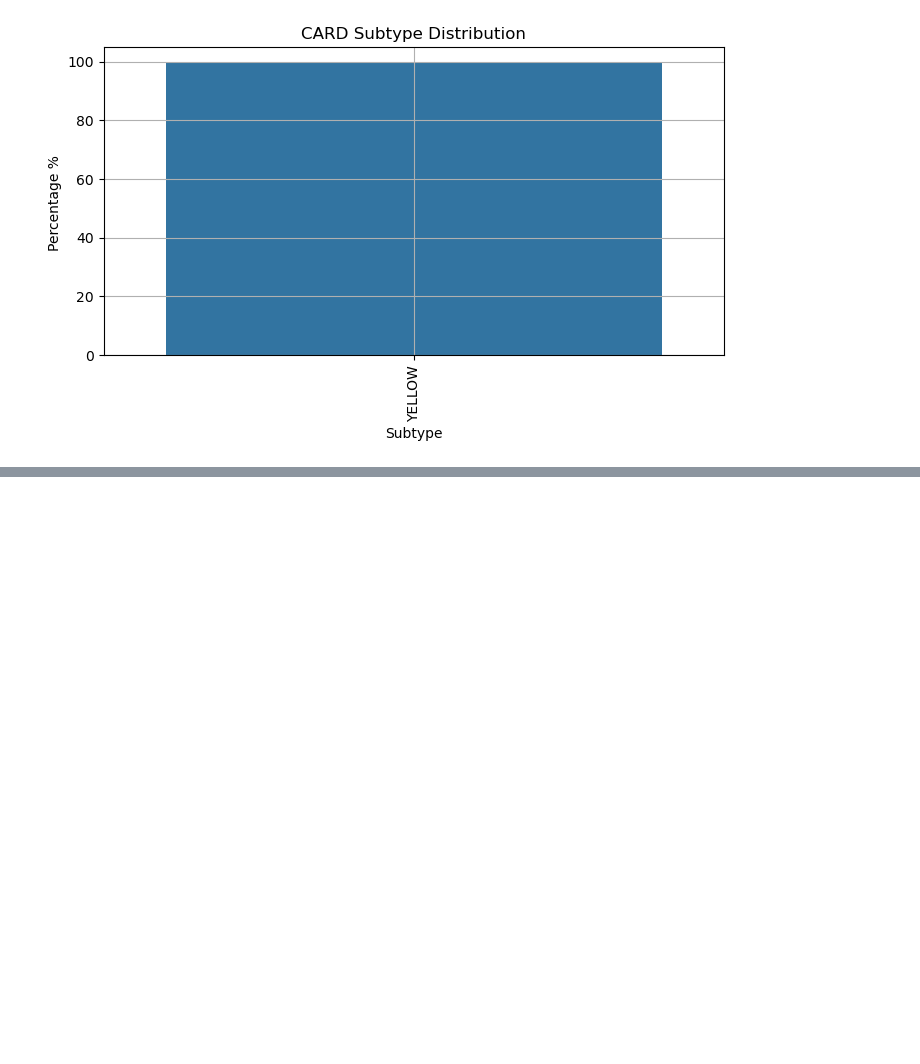
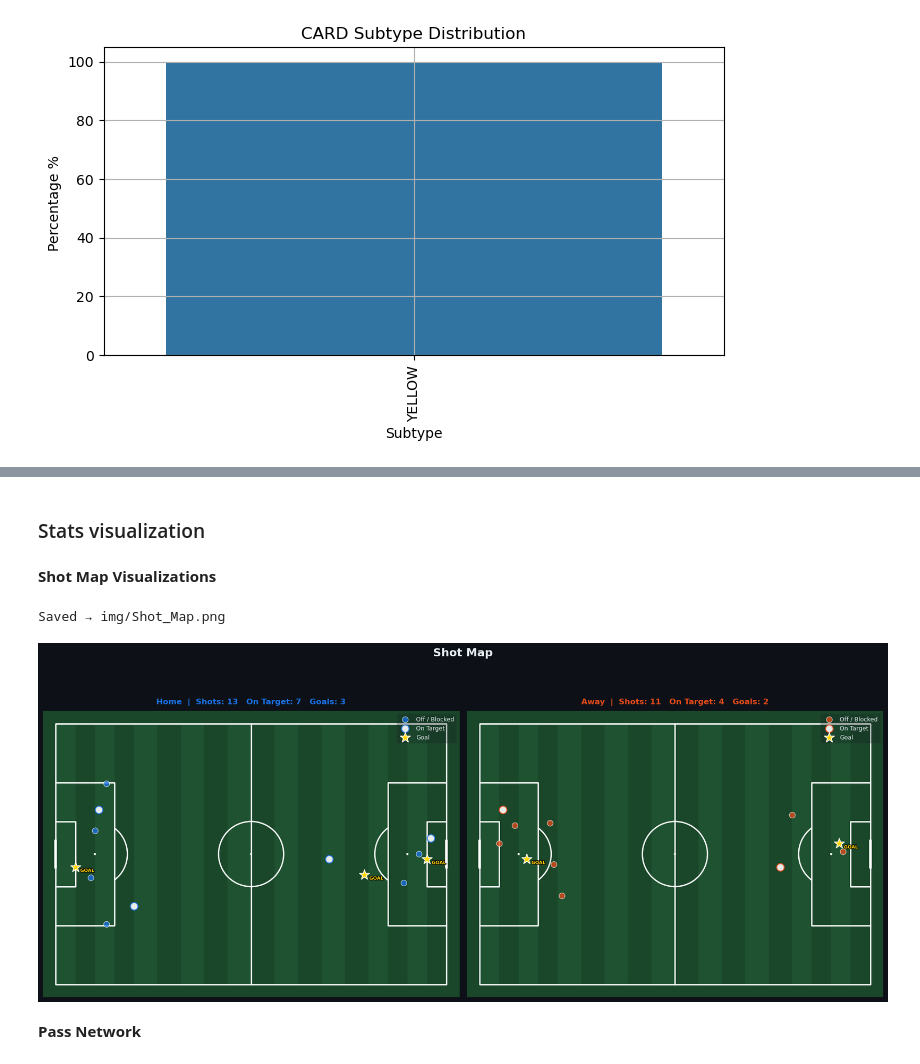
Before and after one commit to ieee-sb-uniwa/milon-football, a Jupyter notebook: notebook/sample_game_2.ipynb, the cells around one changed output, grey strips where cells are left out. Drawn from its saved outputs; the diff is of its cells as text; code cells hidden in the pictures; blank space fills up the shorter version.

Commit message:
analysis and visualization

```diff
--- a/notebook/sample_game_2.ipynb
+++ b/notebook/sample_game_2.ipynb
@@ -382,0 +541,15 @@ plot_subtype_distribution(events)
+# %% [markdown]
+### Stats visualization
+# %%
+# values that will be used for the visualisation
+HOME_COLOR  = "#1A73E8"
+AWAY_COLOR  = "#E84C1A"
+BG_COLOR    = "#0D1117"
+PANEL_COLOR = "#161B22"
+TEXT_COLOR  = "#E6EDF3"
+GRID_COLOR  = "#30363D"
+
+# StatsBomb pitch dimensions (mplsoccer default)
+SB_X, SB_Y = 120.0, 80.0
+# %% [markdown]
+**Shot Map Visualizations**
@@ -382,0 +651,7 @@ plot_subtype_distribution(events)
+# %%
+plot_shot_map(events,save_path="img/Shot_Map.png")
+# %% [output]
+Saved → img/Shot_Map.png
+[figure, added]
+# %% [markdown]
+**Pass Network**
```
Also changed, not shown: parts of 31 cells of this notebook, 6 other files.
